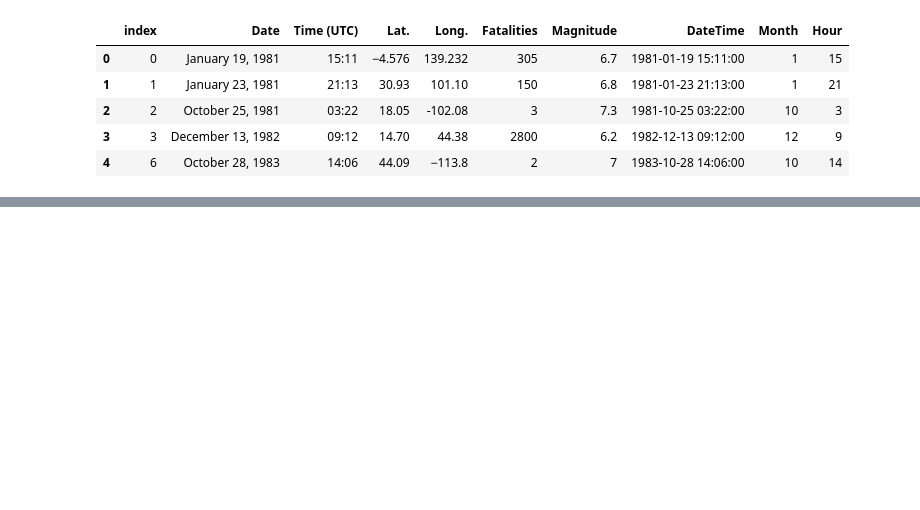
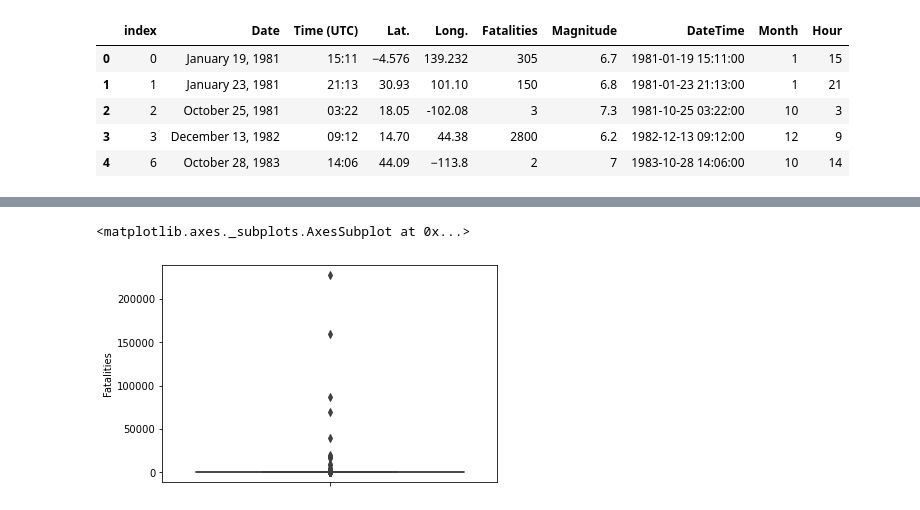
Before and after one commit to trgrimm/Earthquake_Fatality_Prediction, a Jupyter notebook: Earthquake Models.ipynb, the cells around one changed output, grey strips where cells are left out. Saved outputs shown, nothing was run; the diff lists cells and outputs as text; code cells hidden in the pictures; blank space fills up the shorter version.

```diff
--- a/Earthquake Models.ipynb
+++ b/Earthquake Models.ipynb
@@ -159,0 +293,5 @@ Now,
+# %%
+sns.boxplot(y=new_df['Fatalities'])
+# %% [output]
+<matplotlib.axes._subplots.AxesSubplot at 0x...>
+[figure, added]
```
Also changed, not shown: parts of 40 cells of this notebook.
